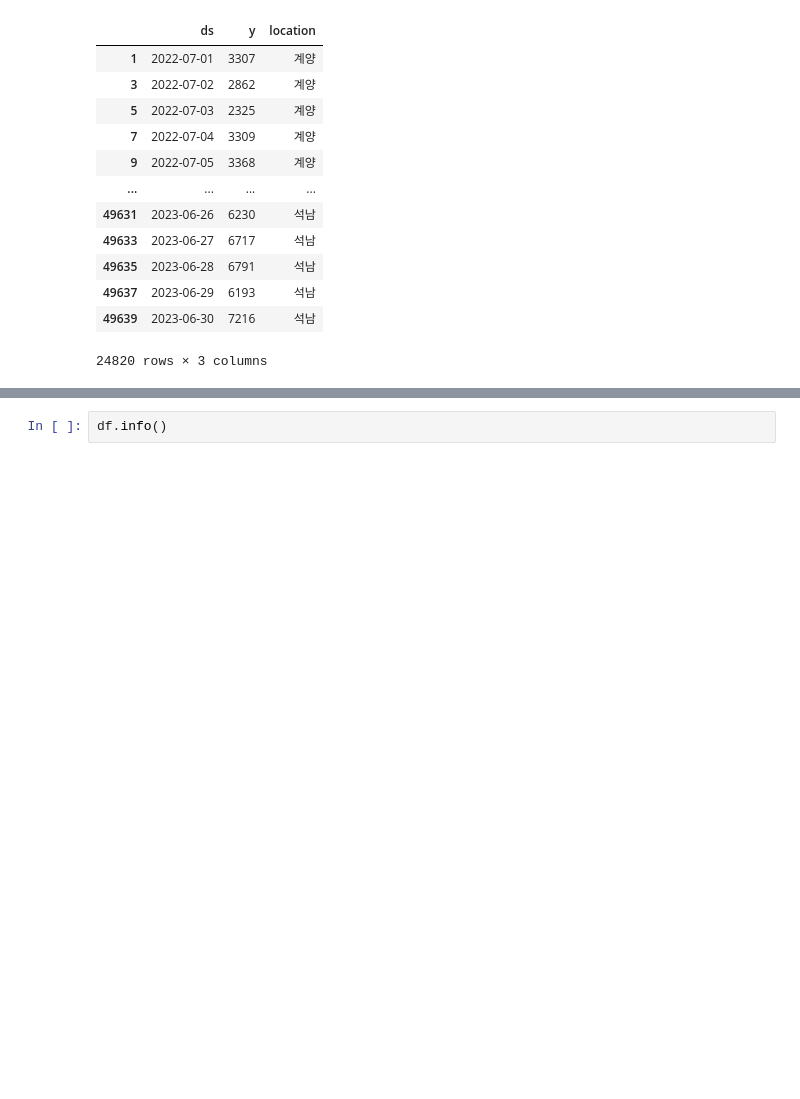
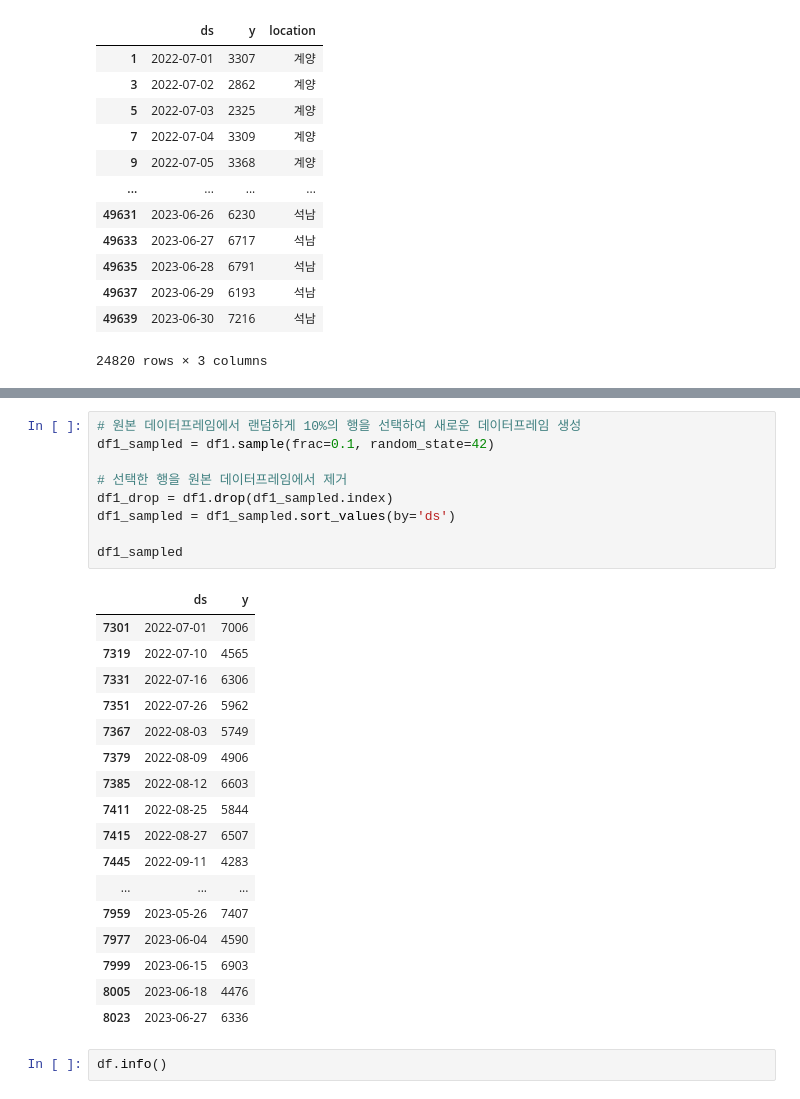
Before and after one commit to sim5132004/final, a Jupyter notebook: 04_이하은/시계열/부평구_부평역.ipynb, the cells around one changed output, grey strips where cells are left out. Drawn from its saved outputs; the diff is of its cells as text; blank space fills up the shorter version.

```diff
--- a/04_이하은/시계열/부평구_부평역.ipynb
+++ b/04_이하은/시계열/부평구_부평역.ipynb
@@ -93,6 +95,33 @@ df0
 | 8027 | 2023-06-29 | 5628 |
 | 8029 | 2023-06-30 | 7296 |
 365 rows × 2 columns
+# %%
+# 원본 데이터프레임에서 랜덤하게 10%의 행을 선택하여 새로운 데이터프레임 생성
+df1_sampled = df1.sample(frac=0.1, random_state=42)
+
+# 선택한 행을 원본 데이터프레임에서 제거
+df1_drop = df1.drop(df1_sampled.index)
+df1_sampled = df1_sampled.sort_values(by='ds')
+
+df1_sampled
+# %% [output]
+|  | ds | y |
+| 7301 | 2022-07-01 | 7006 |
+| 7319 | 2022-07-10 | 4565 |
+| 7331 | 2022-07-16 | 6306 |
+| 7351 | 2022-07-26 | 5962 |
+| 7367 | 2022-08-03 | 5749 |
+| 7379 | 2022-08-09 | 4906 |
+| 7385 | 2022-08-12 | 6603 |
+| 7411 | 2022-08-25 | 5844 |
+| 7415 | 2022-08-27 | 6507 |
+| 7445 | 2022-09-11 | 4283 |
+| ... | ... | ... |
+| 7959 | 2023-05-26 | 7407 |
+| 7977 | 2023-06-04 | 4590 |
+| 7999 | 2023-06-15 | 6903 |
+| 8005 | 2023-06-18 | 4476 |
+| 8023 | 2023-06-27 | 6336 |
 # %%
 df.info()
 # %% [output]
```
Also changed, not shown: parts of 9 cells of this notebook, 21 other files.
